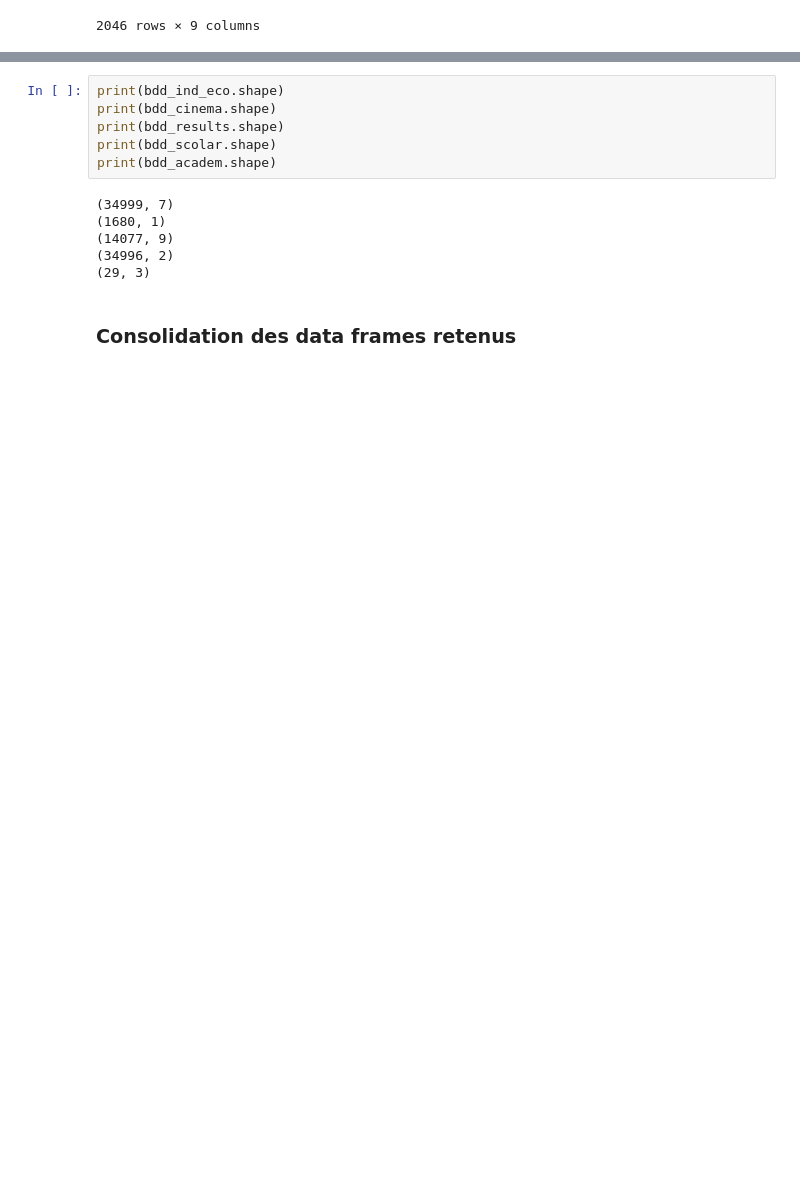
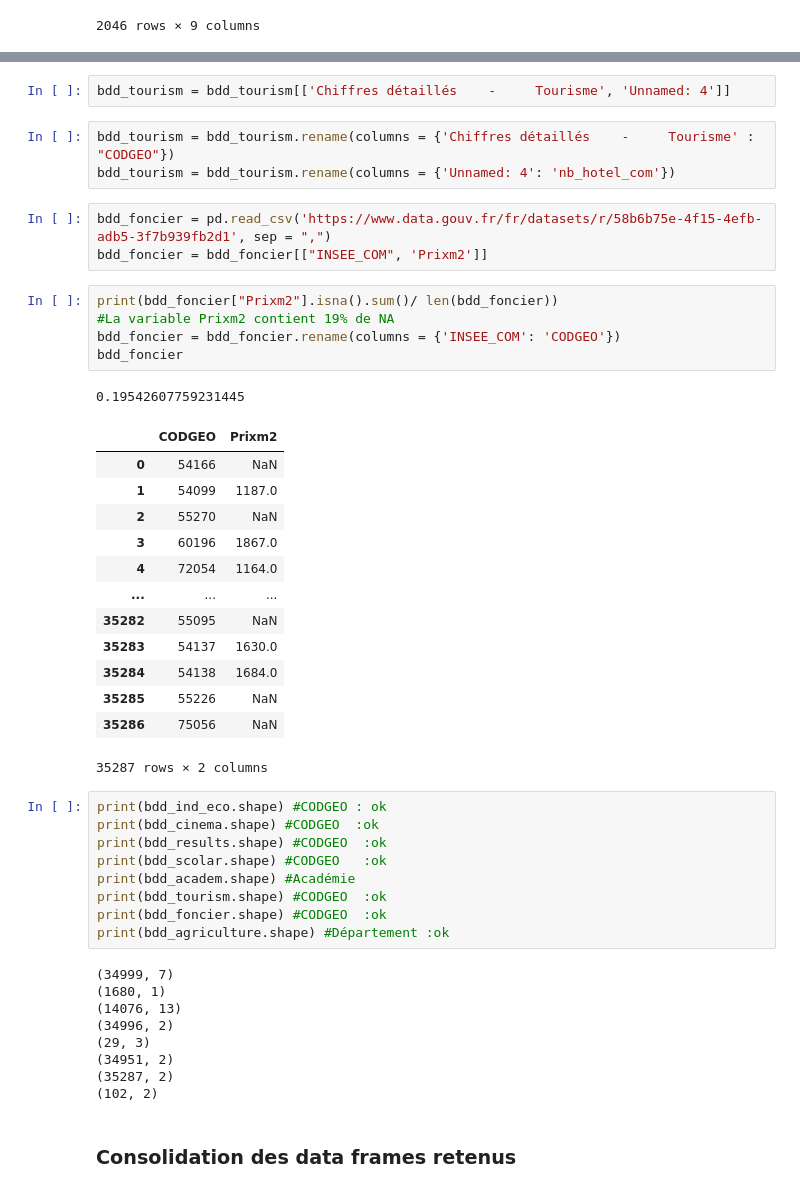
Before and after one commit to pguillot4/Python_project, a Jupyter notebook: Projet_Education-checkpoint.ipynb, the cells around one changed output, grey strips where cells are left out. Cells and saved outputs as stored; diff of their text form; blank space fills up the shorter version.

```diff
--- a/Projet_Education-checkpoint.ipynb
+++ b/Projet_Education-checkpoint.ipynb
@@ -338,15 +356,49 @@ bdd_cinema
+# %%
+bdd_tourism = bdd_tourism[['Chiffres détaillés    -     Tourisme', 'Unnamed: 4']]
+# %%
+bdd_tourism = bdd_tourism.rename(columns = {'Chiffres détaillés    -     Tourisme' : "CODGEO"})
+bdd_tourism = bdd_tourism.rename(columns = {'Unnamed: 4': 'nb_hotel_com'})
+# %%
+bdd_foncier = pd.read_csv('https://www.data.gouv.fr/fr/datasets/r/58b6b75e-4f15-4efb-adb5-3f7b939fb2d1', sep = ",")
+bdd_foncier = bdd_foncier[["INSEE_COM", 'Prixm2']]
+# %%
+print(bdd_foncier["Prixm2"].isna().sum()/ len(bdd_foncier))
+#La variable Prixm2 contient 19% de NA
+bdd_foncier = bdd_foncier.rename(columns = {'INSEE_COM': 'CODGEO'})
+bdd_foncier
+# %% [output]
+0.19542607759231445
+|  | CODGEO | Prixm2 |
+| 0 | 54166 | NaN |
+| 1 | 54099 | 1187.0 |
+| 2 | 55270 | NaN |
+| 3 | 60196 | 1867.0 |
+| 4 | 72054 | 1164.0 |
+| ... | ... | ... |
+| 35282 | 55095 | NaN |
+| 35283 | 54137 | 1630.0 |
+| 35284 | 54138 | 1684.0 |
+| 35285 | 55226 | NaN |
+| 35286 | 75056 | NaN |
+35287 rows × 2 columns
 # %%
-print(bdd_ind_eco.shape)
-print(bdd_cinema.shape)
-print(bdd_results.shape)
-print(bdd_scolar.shape)
-print(bdd_academ.shape)
+print(bdd_ind_eco.shape) #CODGEO : ok
+print(bdd_cinema.shape) #CODGEO  :ok
+print(bdd_results.shape) #CODGEO  :ok
+print(bdd_scolar.shape) #CODGEO   :ok
+print(bdd_academ.shape) #Académie
+print(bdd_tourism.shape) #CODGEO  :ok
+print(bdd_foncier.shape) #CODGEO  :ok
+print(bdd_agriculture.shape) #Département :ok
 # %% [output]
 (34999, 7)
 (1680, 1)
-(14077, 9)
+(14076, 13)
 (34996, 2)
 (29, 3)
+(34951, 2)
+(35287, 2)
+(102, 2)
 # %% [markdown]
 ### Consolidation des data frames retenus
 # %%
```
Also changed, not shown: parts of 20 cells of this notebook.
